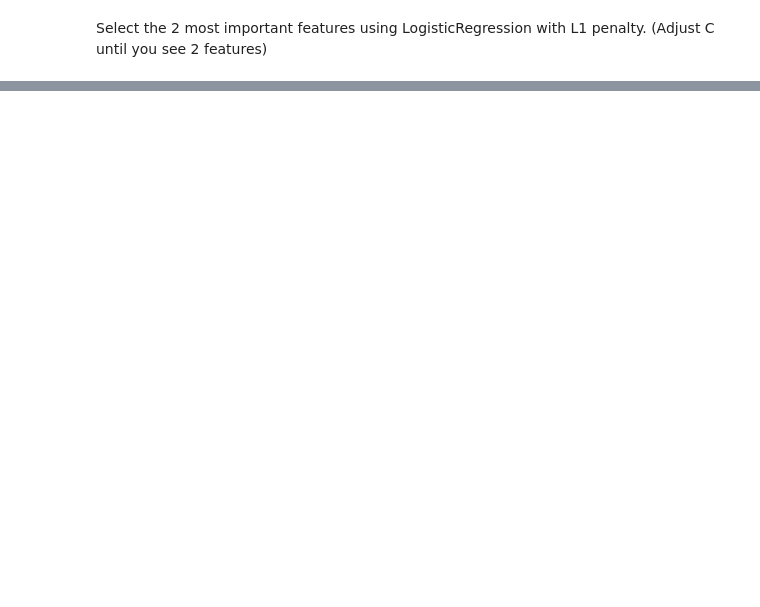
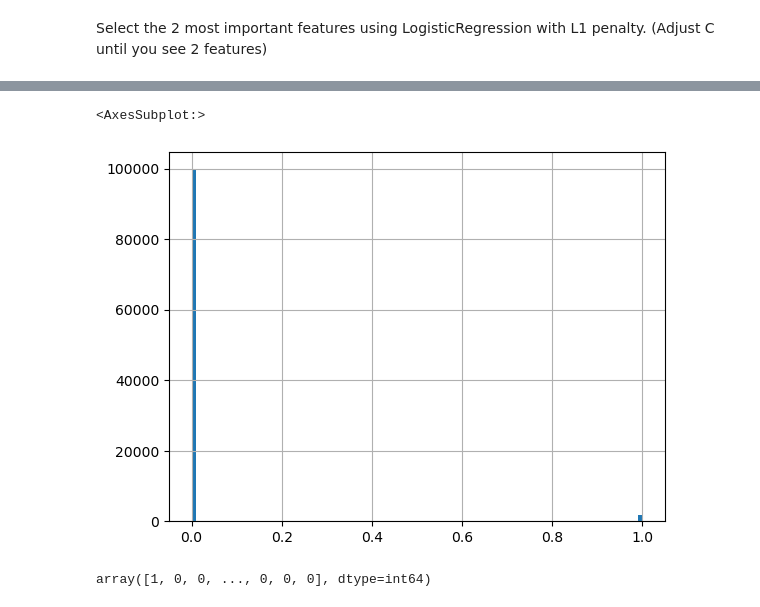
Before and after one commit to martinbandung/Give-Me-Some-Credit, a Jupyter notebook: code/Classifiers.ipynb, the cells around one changed output, grey strips where cells are left out. Cells and saved outputs as stored; diff of their text form; code cells hidden in the pictures; blank space fills up the shorter version.

```diff
--- a/code/Classifiers.ipynb
+++ b/code/Classifiers.ipynb
@@ -133,0 +185,11 @@ print(lr.coef_)
+# %%
+# sample entry
+dfse=pd.read_csv('sampleEntry1.csv',index_col=0)
+dfse['binprob'].hist(bins=100)
+# %% [output]
+<AxesSubplot:>
+[figure, added]
+# %%
+y
+# %% [output]
+array([1, 0, 0, ..., 0, 0, 0], dtype=int64)
```
Also changed, not shown: parts of 11 cells of this notebook, 6 other files.
